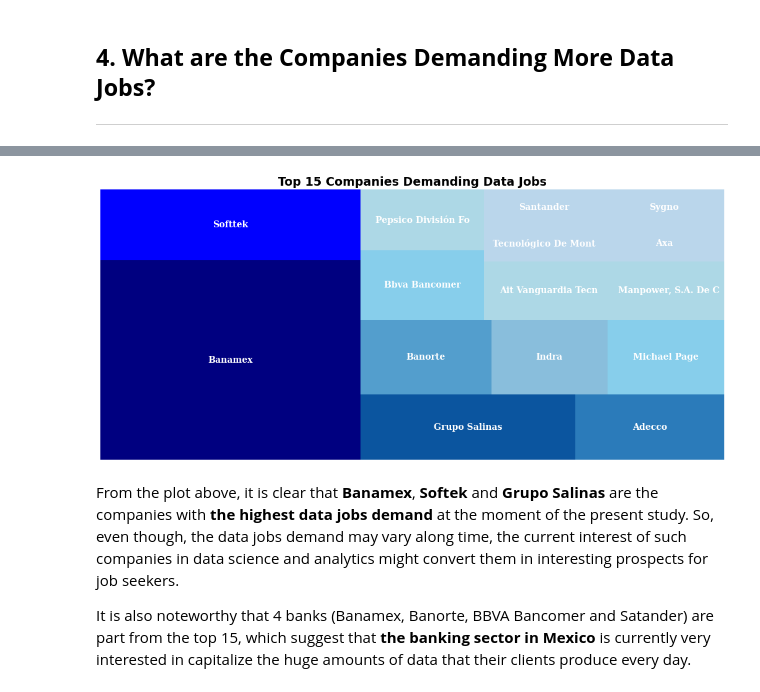
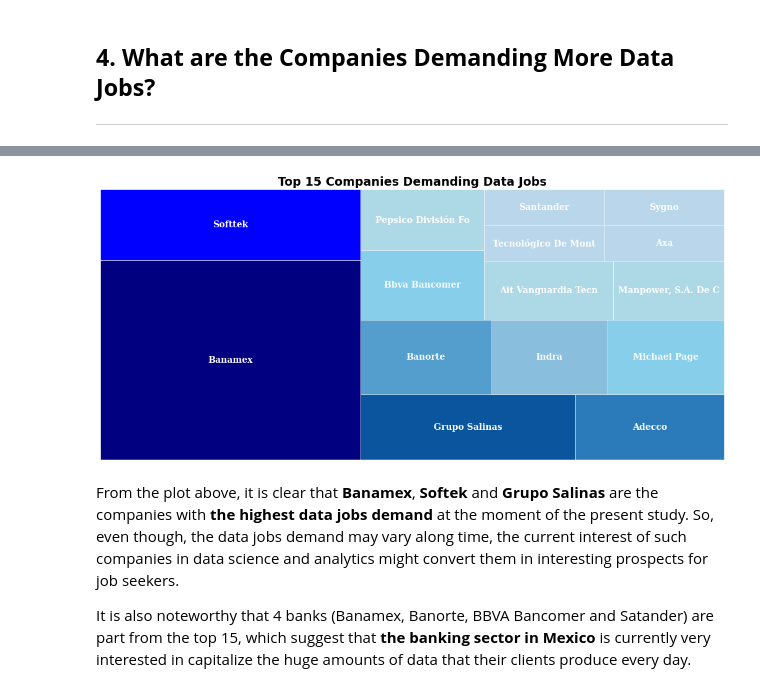
Before and after one commit to DanielEduardoLopez/DataJobsMX2022, a Jupyter notebook: 3-DataAnalysisViz.ipynb, the cells around one changed output, grey strips where cells are left out. Drawn from its saved outputs; the diff is of its cells as text; code cells hidden in the pictures.

```diff
--- a/3-DataAnalysisViz.ipynb
+++ b/3-DataAnalysisViz.ipynb
@@ -390,19 +390,20 @@ company_df.head()
 # %%
 # Treemap
 top = 15
 sizes = company_df['Total'][:top].values
 label = company_df['Company'][:top].map(lambda x: x[:19])
 colors = sns.color_palette('Blues_r')
 colors_tree =['navy', 'blue', colors[0], colors[1], colors[2], colors[3], 'skyblue', 'skyblue', 'lightblue', 'lightblue', 'lightblue', colors[4], colors[4], colors[4], colors[4]]
 plt.figure(figsize = (18,8))
 squarify.plot(sizes = sizes, label = label,
               alpha = 1, color = colors_tree, pad = 0,
-              text_kwargs={'fontsize': 14, 'weight': 'bold', 'family':'serif', 'color': 'w'})
+              text_kwargs={'fontsize': 14, 'weight': 'bold', 'family':'serif', 'color': 'w'},
+              edgecolor = 'w')
 plt.title('Top 15 Companies Demanding Data Jobs', weight = 'bold', fontsize = 19)
 plt.axis('Off')
 plt.show()
 # %% [output]
-[figure, old version]
+[figure, new version]
 # %% [markdown]
 From the plot above, it is clear that **Banamex**, **Softek** and **Grupo Salinas** are the companies with **the highest data jobs demand** at the moment of the present study. So, even though, the data jobs demand may vary along time, the current interest of such companies in data science and analytics might convert them in interesting prospects for job seekers.
 
```
Also changed, not shown: parts of 4 cells of this notebook.
